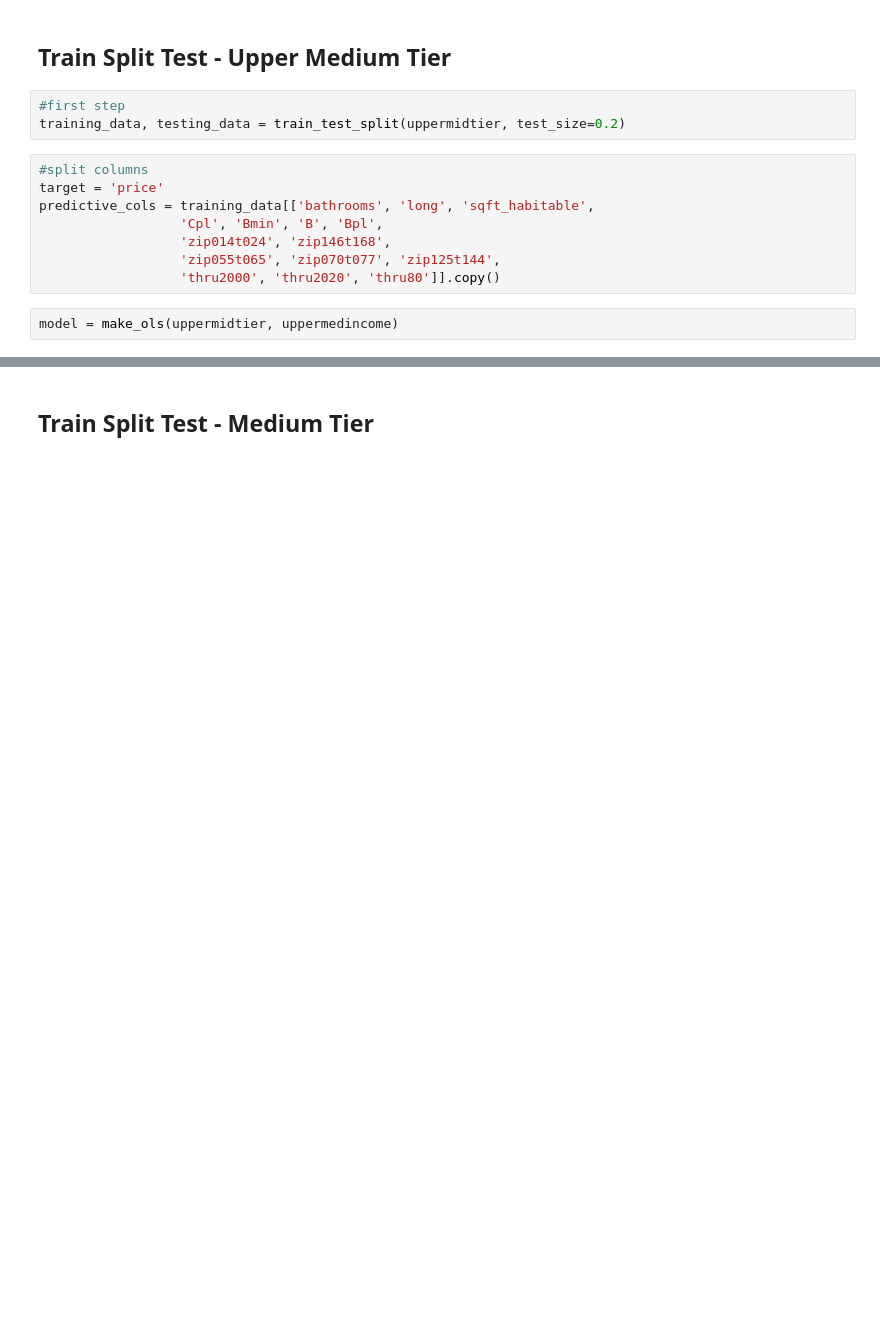
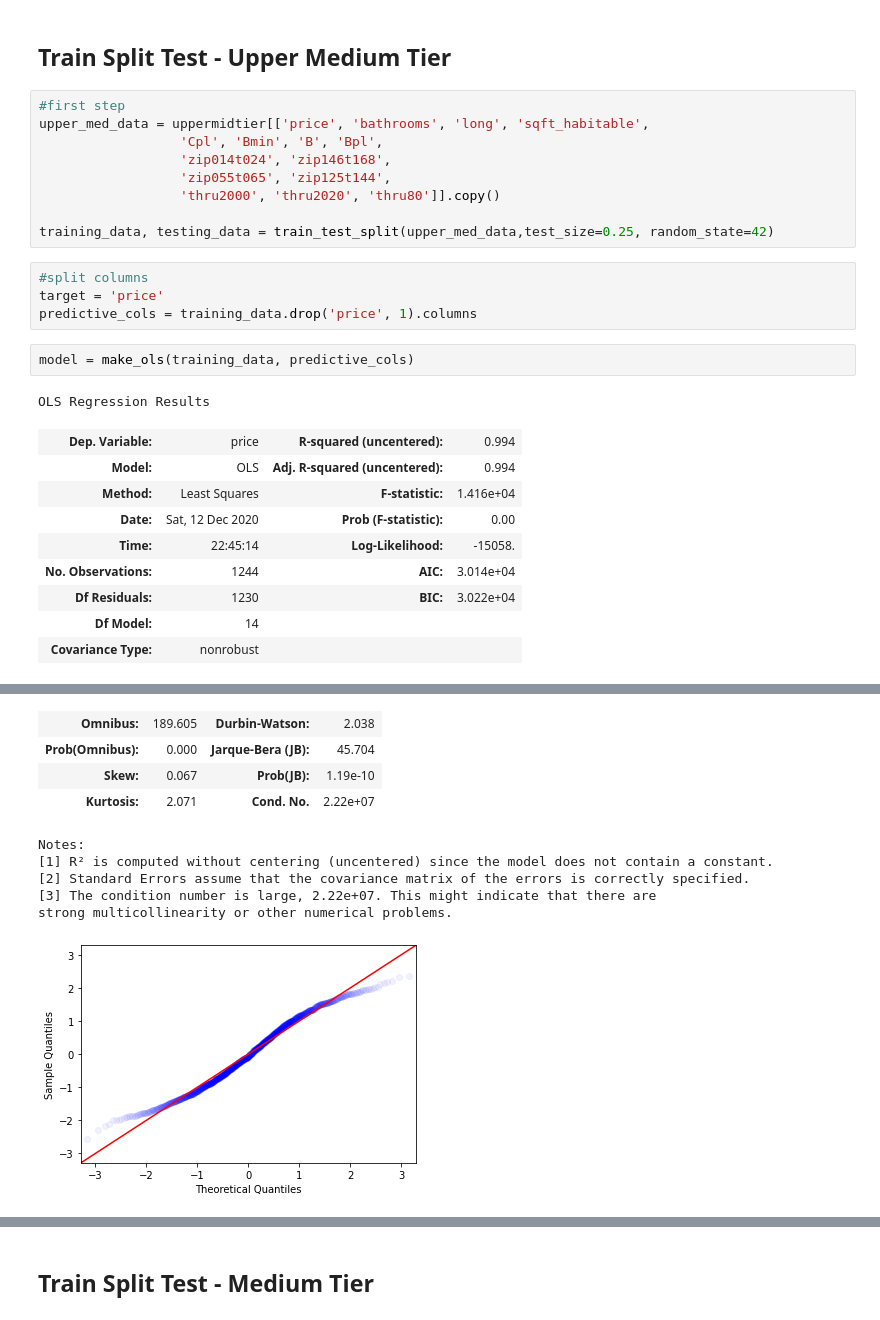
Before and after one commit to BlueViper8907/King-County-Housing-Regression, a Jupyter notebook: cody_OSEMN.ipynb, the cells around one changed output, grey strips where cells are left out. Cells and saved outputs as stored; diff of their text form; blank space fills up the shorter version.

```diff
--- a/cody_OSEMN.ipynb
+++ b/cody_OSEMN.ipynb
@@ -460,15 +790,28 @@ print('Training MSE:', train_mse, '\nTesting MSE:', test_mse)
 # %% [markdown]
 ## Train Split Test - Upper Medium Tier
-# %%
-#first step
-training_data, testing_data = train_test_split(uppermidtier, test_size=0.2)
 # %%
-#split columns
-target = 'price'
-predictive_cols = training_data[['bathrooms', 'long', 'sqft_habitable',
+#first step
+upper_med_data = uppermidtier[['price', 'bathrooms', 'long', 'sqft_habitable',
                   'Cpl', 'Bmin', 'B', 'Bpl',
                   'zip014t024', 'zip146t168',
-                  'zip055t065', 'zip070t077', 'zip125t144',
+                  'zip055t065', 'zip125t144',
                   'thru2000', 'thru2020', 'thru80']].copy()
+
+training_data, testing_data = train_test_split(upper_med_data,test_size=0.25, random_state=42)
+# %%
+#split columns
+target = 'price'
+predictive_cols = training_data.drop('price', 1).columns
 # %%
-model = make_ols(uppermidtier, uppermedincome)
+model = make_ols(training_data, predictive_cols)
+# %% [output]
+OLS Regression Results
+| Dep. Variable: | price | R-squared (uncentered): | 0.994 |
+| Model: | OLS | Adj. R-squared (uncentered): | 0.994 |
+| Method: | Least Squares | F-statistic: | 1.416e+04 |
+| Date: | Sat, 12 Dec 2020 | Prob (F-statistic): | 0.00 |
+| Time: | 22:45:14 | Log-Likelihood: | -15058. |
+| No. Observations: | 1244 | AIC: | 3.014e+04 |
+| Df Residuals: | 1230 | BIC: | 3.022e+04 |
+| Df Model: | 14 |  |  |
+| Covariance Type: | nonrobust |  |  |
@@ -475,3 +833,13 @@ model = make_ols(uppermidtier, uppermedincome)
+| Omnibus: | 189.605 | Durbin-Watson: | 2.038 |
+| Prob(Omnibus): | 0.000 | Jarque-Bera (JB): | 45.704 |
+| Skew: | 0.067 | Prob(JB): | 1.19e-10 |
+| Kurtosis: | 2.071 | Cond. No. | 2.22e+07 |
+Notes:
+[1] R² is computed without centering (uncentered) since the model does not contain a constant.
+[2] Standard Errors assume that the covariance matrix of the errors is correctly specified.
+[3] The condition number is large, 2.22e+07. This might indicate that there are
+strong multicollinearity or other numerical problems.
+[figure, added]
 # %%
 # predictions
 y_pred_train = model.predict(training_data[predictive_cols])
```
Also changed, not shown: parts of 55 cells of this notebook, 1 other file.
